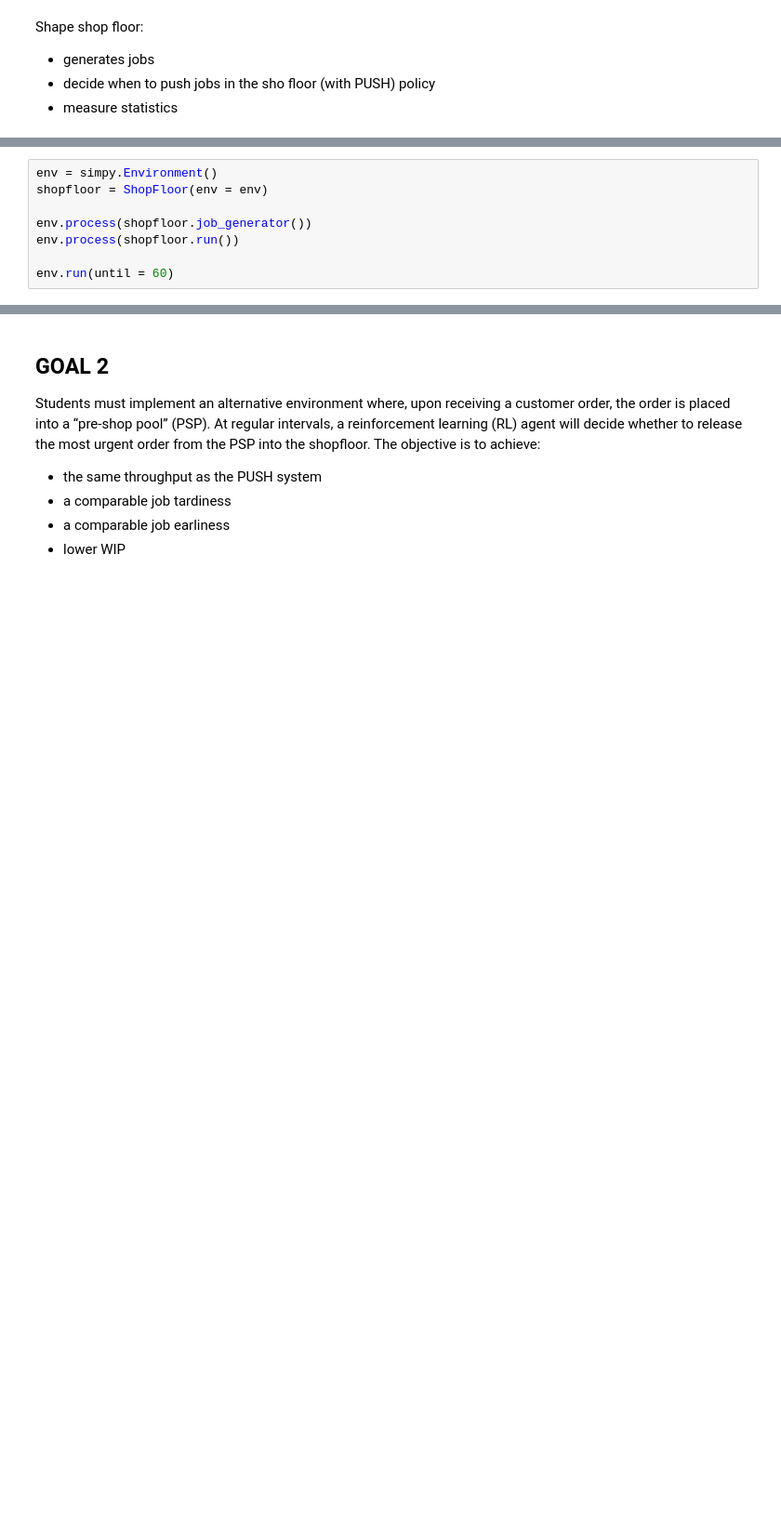
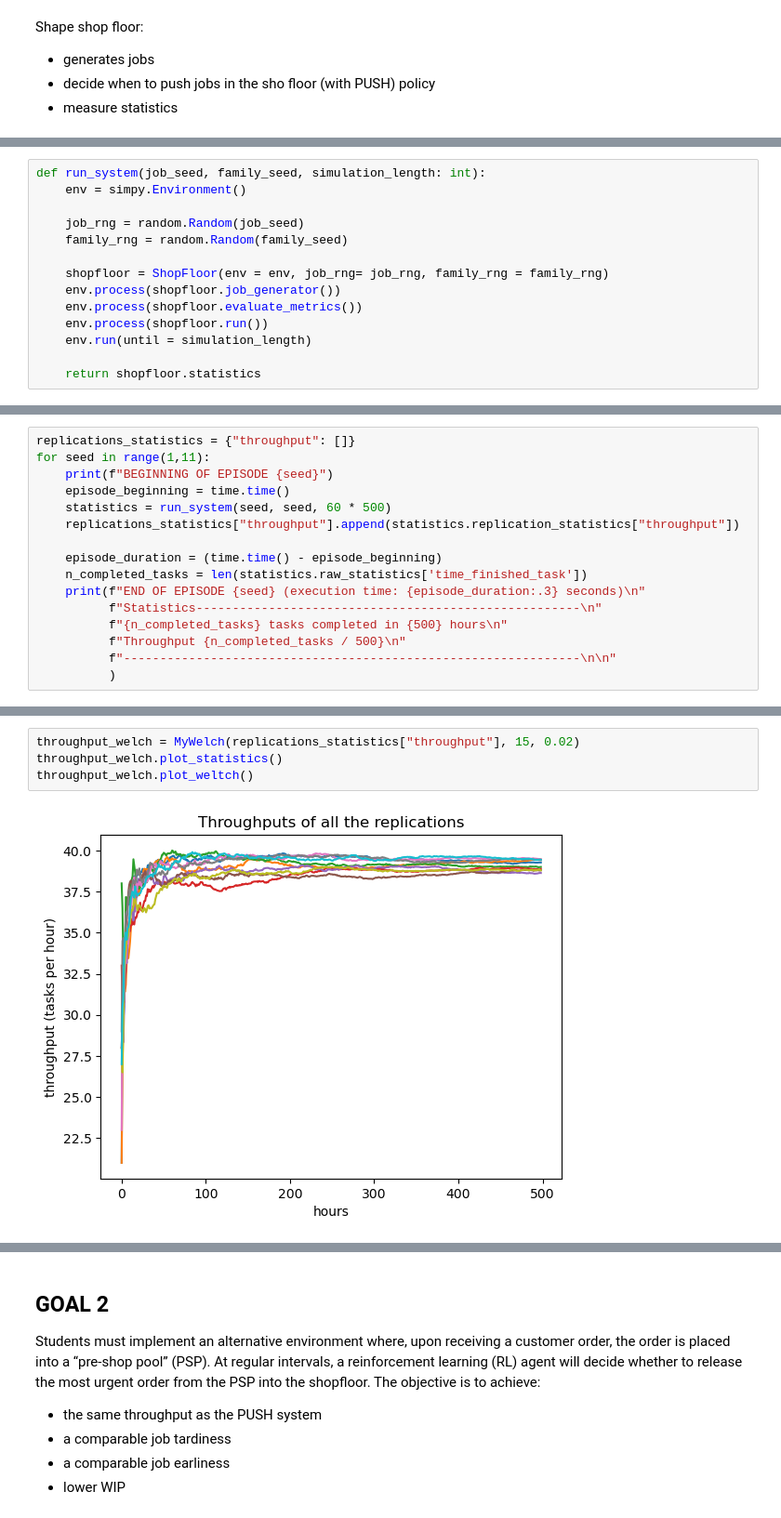
Before and after one commit to TeresaCampo/AI-for-supply, a Jupyter notebook: discrete_event_simulations/final_assignment/a2_throughput.ipynb, the cells around one changed output, grey strips where cells are left out. Shown at 93% size. Drawn from its saved outputs; the diff is of its cells as text; blank space fills up the shorter version.

Commit message:
Assignment, throughput analysis with welch and confidenc eitnerval

```diff
--- a/discrete_event_simulations/final_assignment/a2_throughput.ipynb
+++ b/discrete_event_simulations/final_assignment/a2_throughput.ipynb
@@ -165,8 +173,0 @@ Run simulation
-# %%
-env = simpy.Environment()
-shopfloor = ShopFloor(env = env)
-
-env.process(shopfloor.job_generator())
-env.process(shopfloor.run())
-
-env.run(until = 60)
@@ -172,0 +178,14 @@ env.run(until = 60)
+# %%
+def run_system(job_seed, family_seed, simulation_length: int):
+    env = simpy.Environment()
+
+    job_rng = random.Random(job_seed)
+    family_rng = random.Random(family_seed)
+
+    shopfloor = ShopFloor(env = env, job_rng= job_rng, family_rng = family_rng)
+    env.process(shopfloor.job_generator())
+    env.process(shopfloor.evaluate_metrics())
+    env.process(shopfloor.run())
+    env.run(until = simulation_length)
+
+    return shopfloor.statistics
@@ -172,0 +194,16 @@ env.run(until = 60)
+# %%
+replications_statistics = {"throughput": []}
+for seed in range(1,11):
+    print(f"BEGINNING OF EPISODE {seed}")
+    episode_beginning = time.time()
+    statistics = run_system(seed, seed, 60 * 500)
+    replications_statistics["throughput"].append(statistics.replication_statistics["throughput"])
+
+    episode_duration = (time.time() - episode_beginning)
+    n_completed_tasks = len(statistics.raw_statistics['time_finished_task'])
+    print(f"END OF EPISODE {seed} (execution time: {episode_duration:.3} seconds)\n"
+          f"Statistics-----------------------------------------------------\n"
+          f"{n_completed_tasks} tasks completed in {500} hours\n"
+          f"Throughput {n_completed_tasks / 500}\n"
+          f"---------------------------------------------------------------\n\n"
+          )
@@ -172,0 +296,6 @@ env.run(until = 60)
+# %%
+throughput_welch = MyWelch(replications_statistics["throughput"], 15, 0.02)
+throughput_welch.plot_statistics()
+throughput_welch.plot_weltch()
+# %% [output]
+[figure, added]
```
Also changed, not shown: parts of 19 cells of this notebook.
